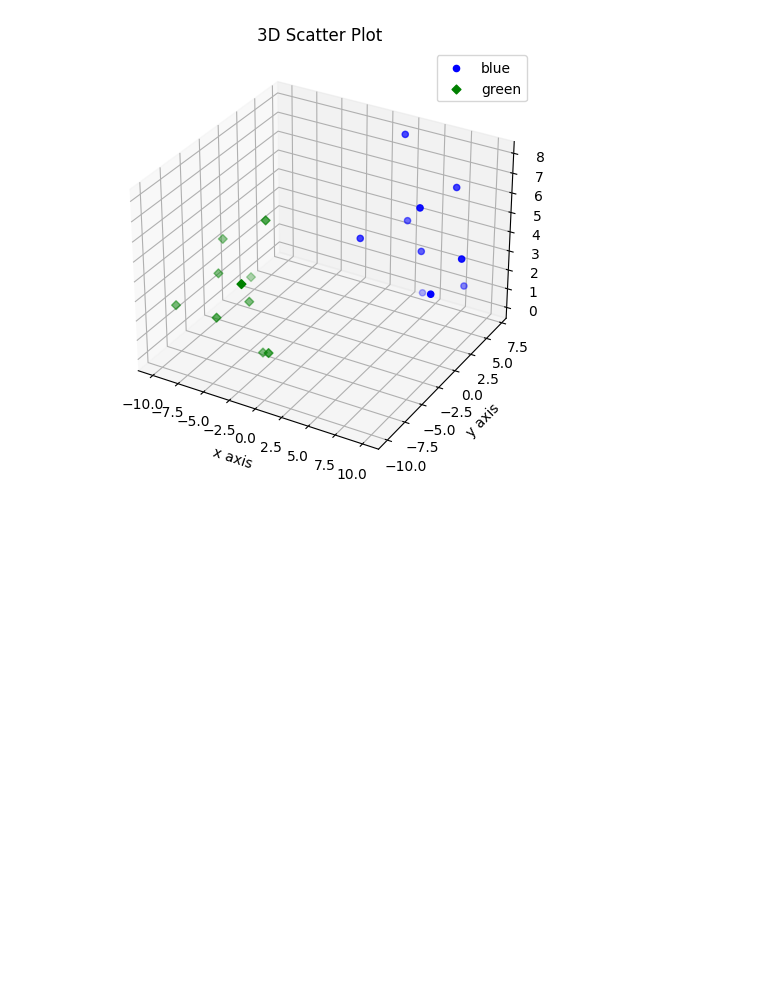
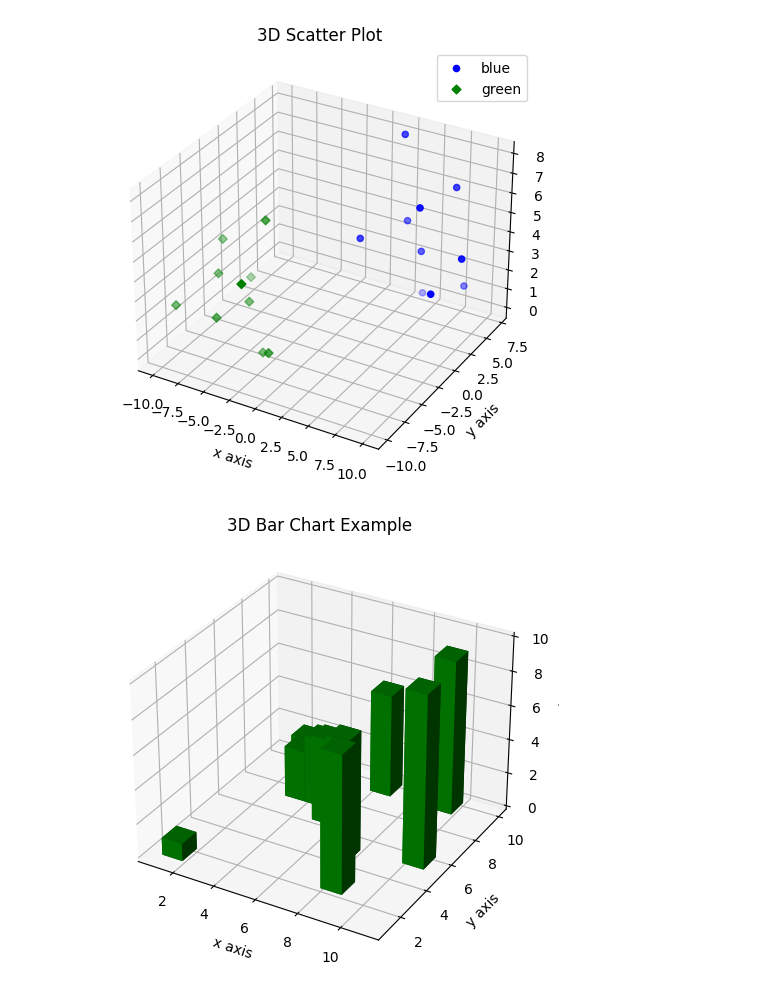
Before and after one commit to Maxwell-Muthui-Mwangi/Ballershopke-Python_Data-Science, a Jupyter notebook: Data_Science_Learning.ipynb, the cells around one changed output. Cells and saved outputs as stored; diff of their text form; code cells hidden in the pictures; blank space fills up the shorter version.

```diff
--- a/Data_Science_Learning.ipynb
+++ b/Data_Science_Learning.ipynb
@@ -709,3 +709,26 @@ plt.tight_layout()
 plt.show()
 # %% [output]
 [figure]
+# %%
+#3D Bar Plots
+#Code to creates a 3D bar chart with bars of varying heights, represented by the dz values. The
+#bars are positioned in 3D space with labels for the axes, a title, and a green color.
+import matplotlib.pyplot as plt
+import numpy as np
+fig = plt.figure()
+ax = fig.add_subplot(111, projection = '3d')
+x = [1, 2, 3, 4, 5, 6, 7, 8, 9, 10]
+y = np.random.randint(10, size=10)
+z = np.zeros(10)
+dx = np.ones(10)
+dy = np.ones(10)
+dz = [1, 2, 3, 4, 5, 6, 7, 8, 9, 10]
+ax.bar3d(x, y, z, dx, dy, dz, color='g')
+ax.set_xlabel('x axis')
+ax.set_ylabel('y axis')
+ax.set_zlabel('z axis')
+plt.title("3D Bar Chart Example")
+plt.tight_layout()
+plt.show()
+# %% [output]
+[figure, added]
```
Also changed, not shown: parts of 4 cells of this notebook.
